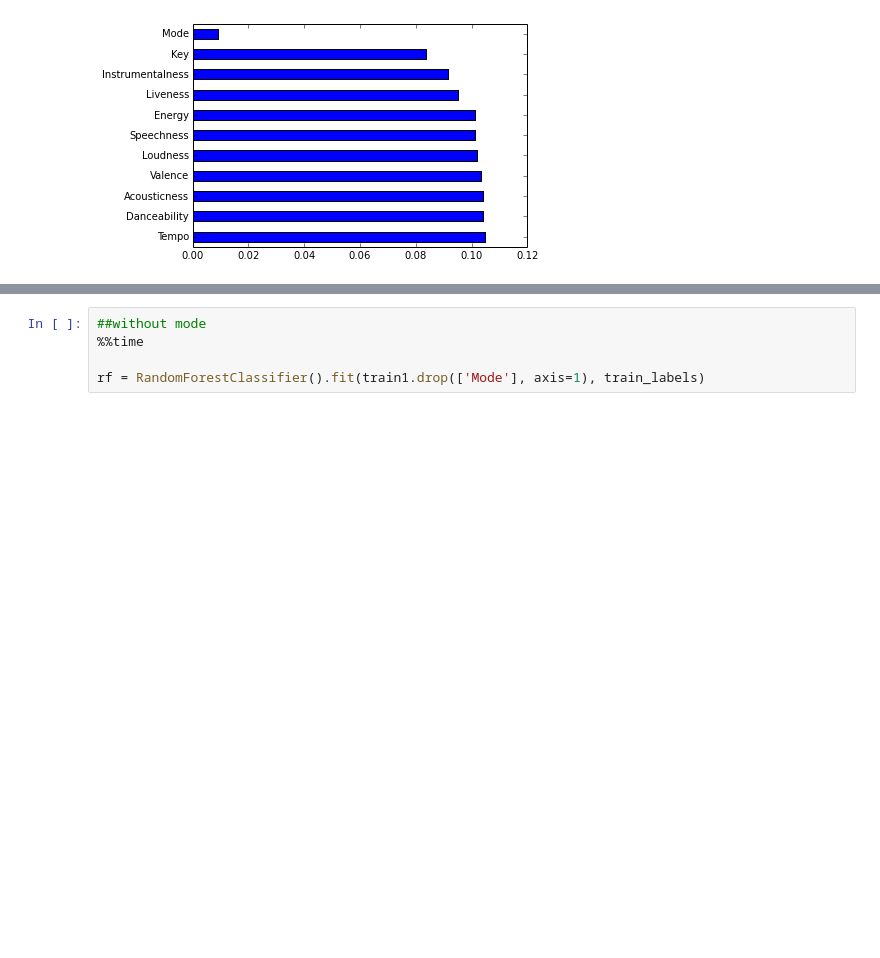
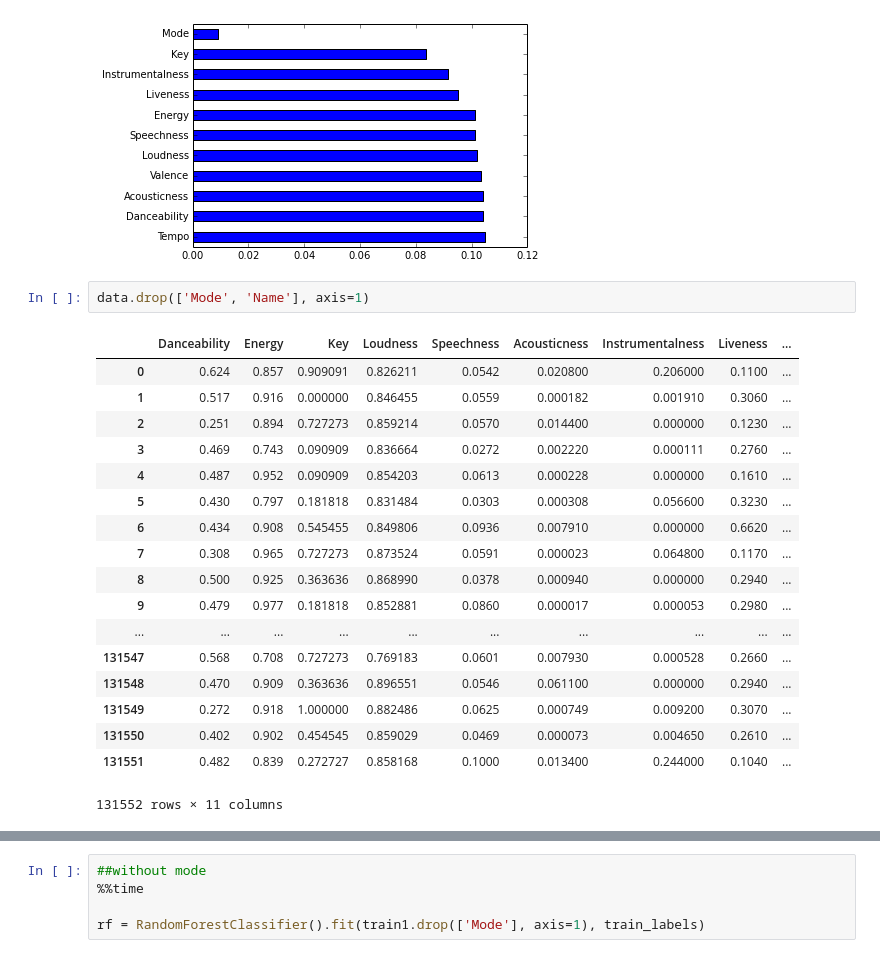
Before and after one commit to adr27/Song-Genre-Classifier, a Jupyter notebook: Project_CK_v1.ipynb, the cells around one changed output, grey strips where cells are left out. Drawn from its saved outputs; the diff is of its cells as text; blank space fills up the shorter version.

```diff
--- a/Project_CK_v1.ipynb
+++ b/Project_CK_v1.ipynb
@@ -237,3 +272,24 @@ plt.show()
 [ 0.10414158  0.10106791  0.08371977  0.10189272  0.00903423  0.10106795
   0.10394063  0.09172326  0.0952727   0.10325218  0.10488709]
 [figure]
+# %%
+data.drop(['Mode', 'Name'], axis=1)
+# %% [output]
+|  | Danceability | Energy | Key | Loudness | Speechness | Acousticness | Instrumentalness | Liveness | ... |
+| 0 | 0.624 | 0.857 | 0.909091 | 0.826211 | 0.0542 | 0.020800 | 0.206000 | 0.1100 | ... |
+| 1 | 0.517 | 0.916 | 0.000000 | 0.846455 | 0.0559 | 0.000182 | 0.001910 | 0.3060 | ... |
+| 2 | 0.251 | 0.894 | 0.727273 | 0.859214 | 0.0570 | 0.014400 | 0.000000 | 0.1230 | ... |
+| 3 | 0.469 | 0.743 | 0.090909 | 0.836664 | 0.0272 | 0.002220 | 0.000111 | 0.2760 | ... |
+| 4 | 0.487 | 0.952 | 0.090909 | 0.854203 | 0.0613 | 0.000228 | 0.000000 | 0.1610 | ... |
+| 5 | 0.430 | 0.797 | 0.181818 | 0.831484 | 0.0303 | 0.000308 | 0.056600 | 0.3230 | ... |
+| 6 | 0.434 | 0.908 | 0.545455 | 0.849806 | 0.0936 | 0.007910 | 0.000000 | 0.6620 | ... |
+| 7 | 0.308 | 0.965 | 0.727273 | 0.873524 | 0.0591 | 0.000023 | 0.064800 | 0.1170 | ... |
+| 8 | 0.500 | 0.925 | 0.363636 | 0.868990 | 0.0378 | 0.000940 | 0.000000 | 0.2940 | ... |
+| 9 | 0.479 | 0.977 | 0.181818 | 0.852881 | 0.0860 | 0.000017 | 0.000053 | 0.2980 | ... |
+| ... | ... | ... | ... | ... | ... | ... | ... | ... | ... |
+| 131547 | 0.568 | 0.708 | 0.727273 | 0.769183 | 0.0601 | 0.007930 | 0.000528 | 0.2660 | ... |
+| 131548 | 0.470 | 0.909 | 0.363636 | 0.896551 | 0.0546 | 0.061100 | 0.000000 | 0.2940 | ... |
+| 131549 | 0.272 | 0.918 | 1.000000 | 0.882486 | 0.0625 | 0.000749 | 0.009200 | 0.3070 | ... |
+| 131550 | 0.402 | 0.902 | 0.454545 | 0.859029 | 0.0469 | 0.000073 | 0.004650 | 0.2610 | ... |
+| 131551 | 0.482 | 0.839 | 0.272727 | 0.858168 | 0.1000 | 0.013400 | 0.244000 | 0.1040 | ... |
+131552 rows × 11 columns
```
Also changed, not shown: parts of 16 cells of this notebook.
